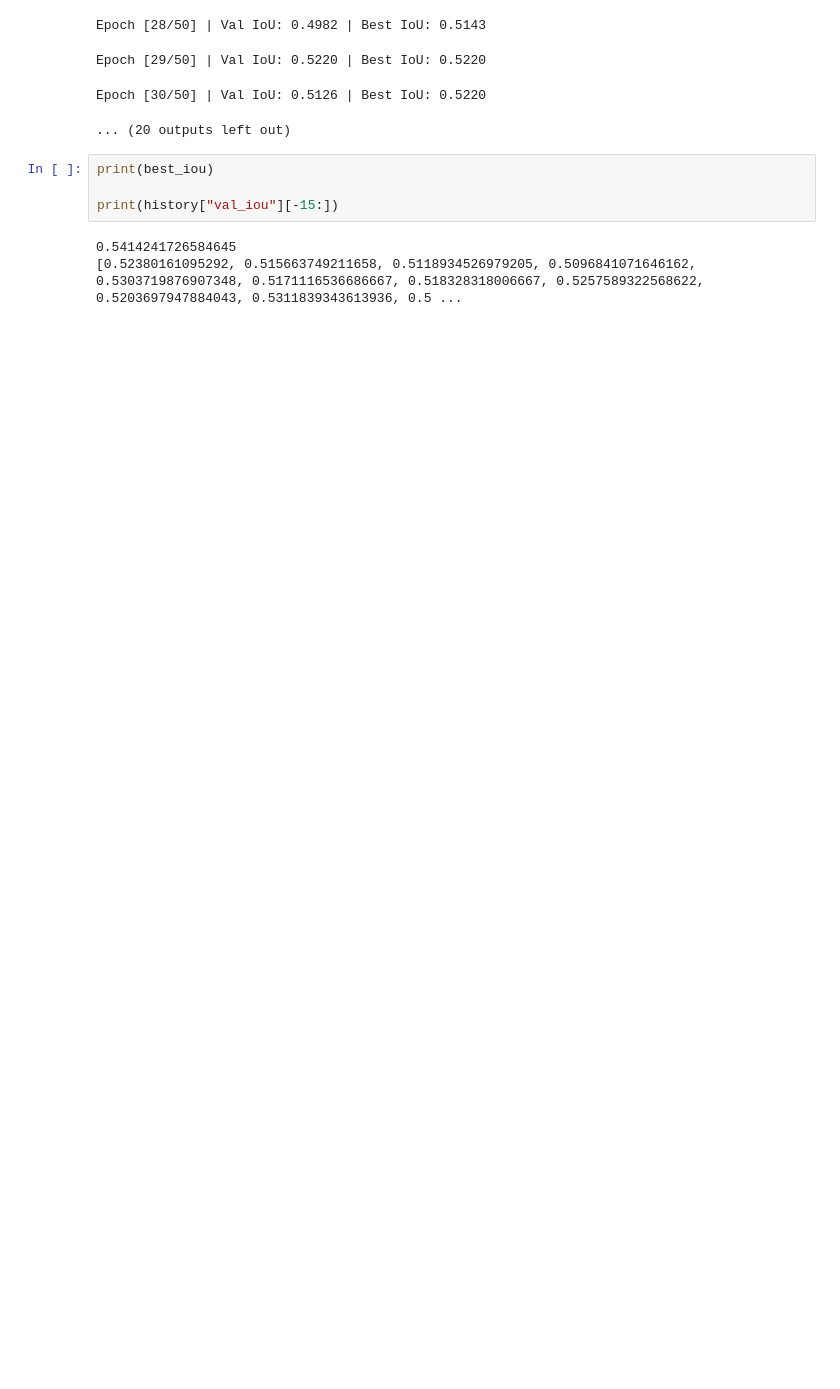
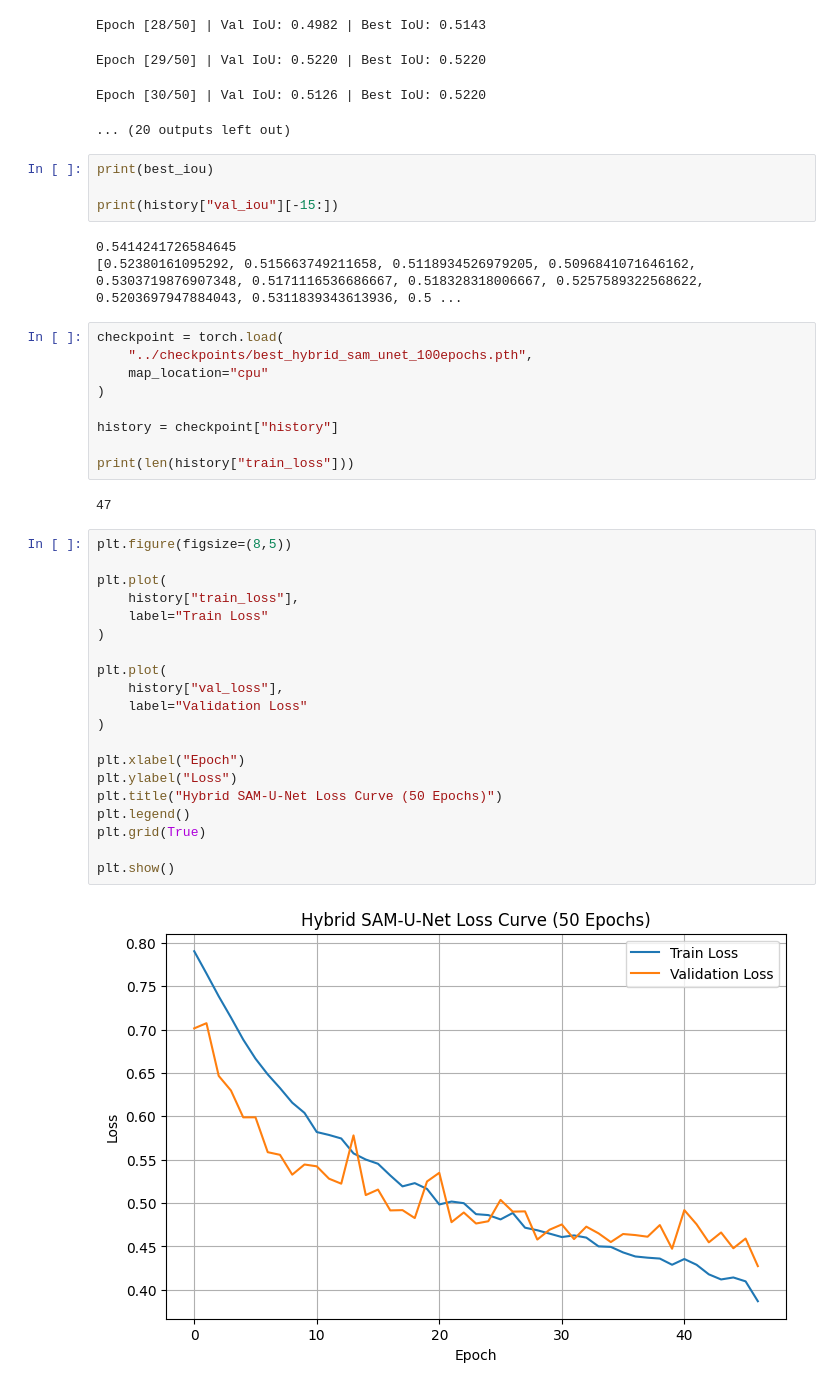
Before and after one commit to krixforge/FusionSAM-Flood-Mapping, a Jupyter notebook: notebooks/4_hybrid_sam_unet.ipynb, the cells around one changed output. Drawn from its saved outputs; the diff is of its cells as text; blank space fills up the shorter version.

```diff
--- a/notebooks/4_hybrid_sam_unet.ipynb
+++ b/notebooks/4_hybrid_sam_unet.ipynb
@@ -1170,3 +1116,36 @@ print(history["val_iou"][-15:])
 # %% [output]
 0.5414241726584645
 [0.52380161095292, 0.515663749211658, 0.5118934526979205, 0.5096841071646162, 0.5303719876907348, 0.5171116536686667, 0.518328318006667, 0.5257589322568622, 0.5203697947884043, 0.5311839343613936, 0.5 ...
+# %%
+checkpoint = torch.load(
+    "../checkpoints/best_hybrid_sam_unet_100epochs.pth",
+    map_location="cpu"
+)
+
+history = checkpoint["history"]
+
+print(len(history["train_loss"]))
+# %% [output]
+47
+# %%
+plt.figure(figsize=(8,5))
+
+plt.plot(
+    history["train_loss"],
+    label="Train Loss"
+)
+
+plt.plot(
+    history["val_loss"],
+    label="Validation Loss"
+)
+
+plt.xlabel("Epoch")
+plt.ylabel("Loss")
+plt.title("Hybrid SAM-U-Net Loss Curve (50 Epochs)")
+plt.legend()
+plt.grid(True)
+
+plt.show()
+# %% [output]
+[figure, added]
```
Also changed, not shown: parts of 2 cells of this notebook.
